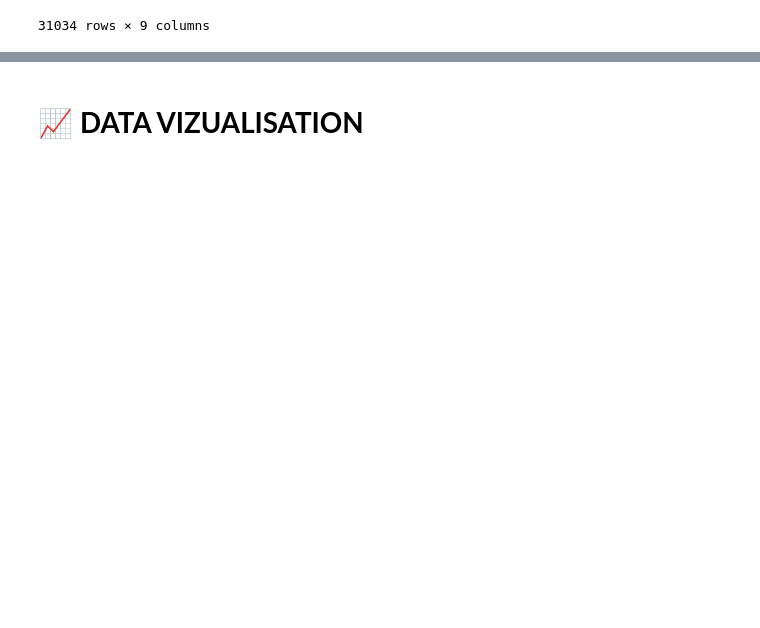
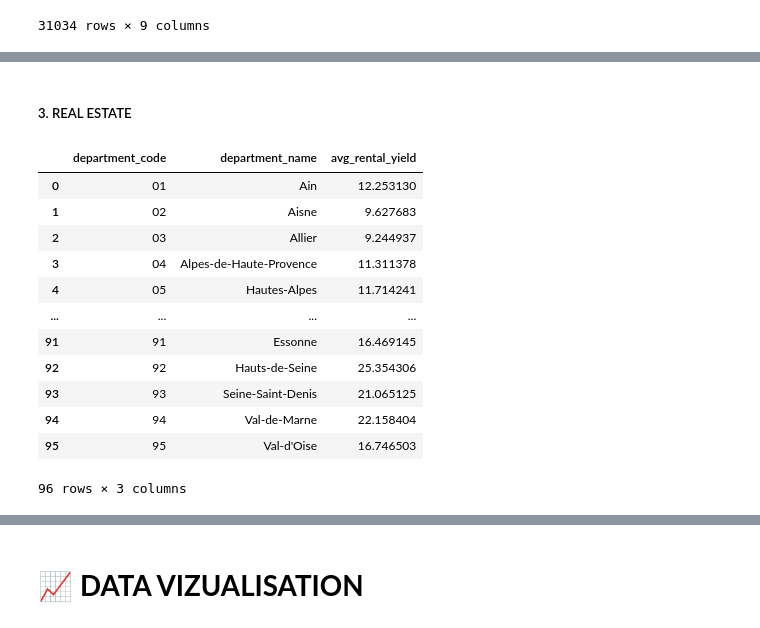
Before and after one commit to MChvtta/prello_scoring_system, a Jupyter notebook: notebooks/MC_Prello_Project.ipynb, the cells around one changed output, grey strips where cells are left out. Saved outputs shown, nothing was run; the diff lists cells and outputs as text; code cells hidden in the pictures; blank space fills up the shorter version.

```diff
--- a/notebooks/MC_Prello_Project.ipynb
+++ b/notebooks/MC_Prello_Project.ipynb
@@ -845,0 +925,26 @@ sales_df.head()
+# %% [markdown]
+##### 3. REAL ESTATE
+# %%
+# 3.1 Rentabilité locative au m² par département
+# Joindre les informations de géolocalisation pour obtenir les départements
+real_estate_dep_df = real_estate_df.merge(georef_df[['municipality_code', 'department_code', 'department_name']], on='municipality_code')
+
+# Calculer la rentabilité locative moyenne au m² par département
+real_estate_dep_df['avg_rental_yield'] = (real_estate_dep_df['rental_max_all'] + real_estate_dep_df['rental_min_all']) / 2
+rental_yield_per_department = real_estate_dep_df.groupby(['department_code', 'department_name'])['avg_rental_yield'].mean().reset_index()
+rental_yield_per_department.rename(columns={'avg_rental_yield': 'avg_rental_yield'}, inplace=True)
+rental_yield_per_department
+# %% [output]
+|  | department_code | department_name | avg_rental_yield |
+| 0 | 01 | Ain | 12.253130 |
+| 1 | 02 | Aisne | 9.627683 |
+| 2 | 03 | Allier | 9.244937 |
+| 3 | 04 | Alpes-de-Haute-Provence | 11.311378 |
+| 4 | 05 | Hautes-Alpes | 11.714241 |
+| ... | ... | ... | ... |
+| 91 | 91 | Essonne | 16.469145 |
+| 92 | 92 | Hauts-de-Seine | 25.354306 |
+| 93 | 93 | Seine-Saint-Denis | 21.065125 |
+| 94 | 94 | Val-de-Marne | 22.158404 |
+| 95 | 95 | Val-d'Oise | 16.746503 |
+96 rows × 3 columns
```
Also changed, not shown: parts of 38 cells of this notebook, 1 other file.
